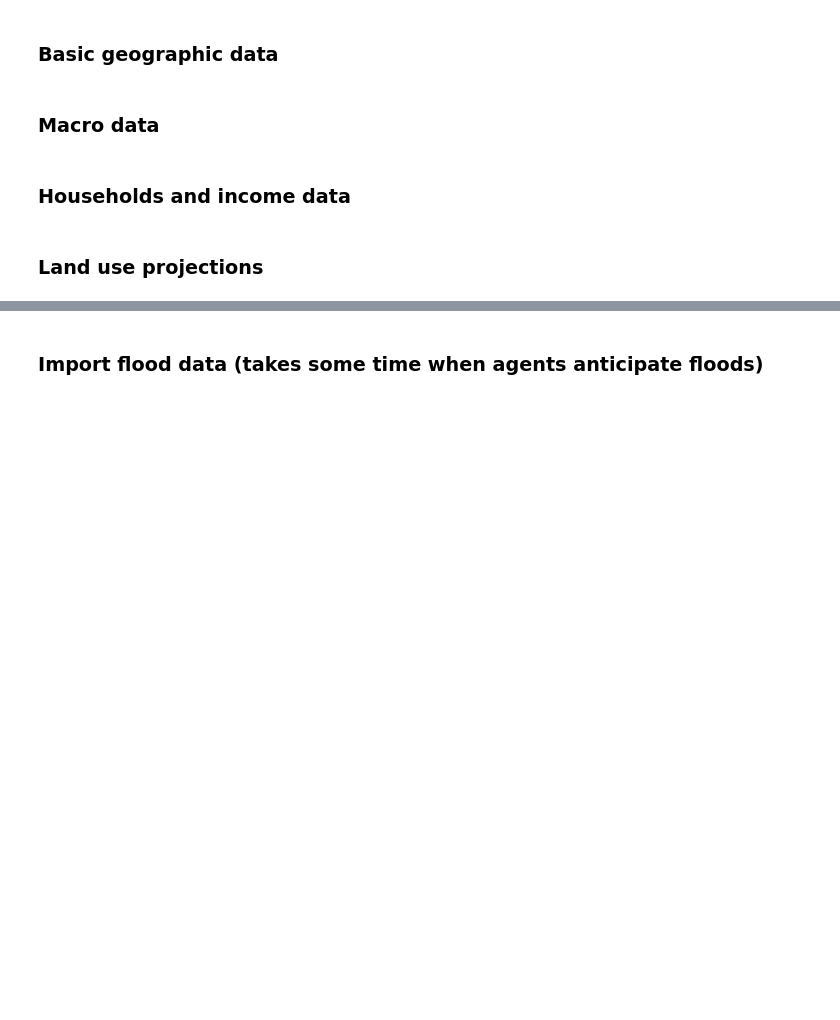
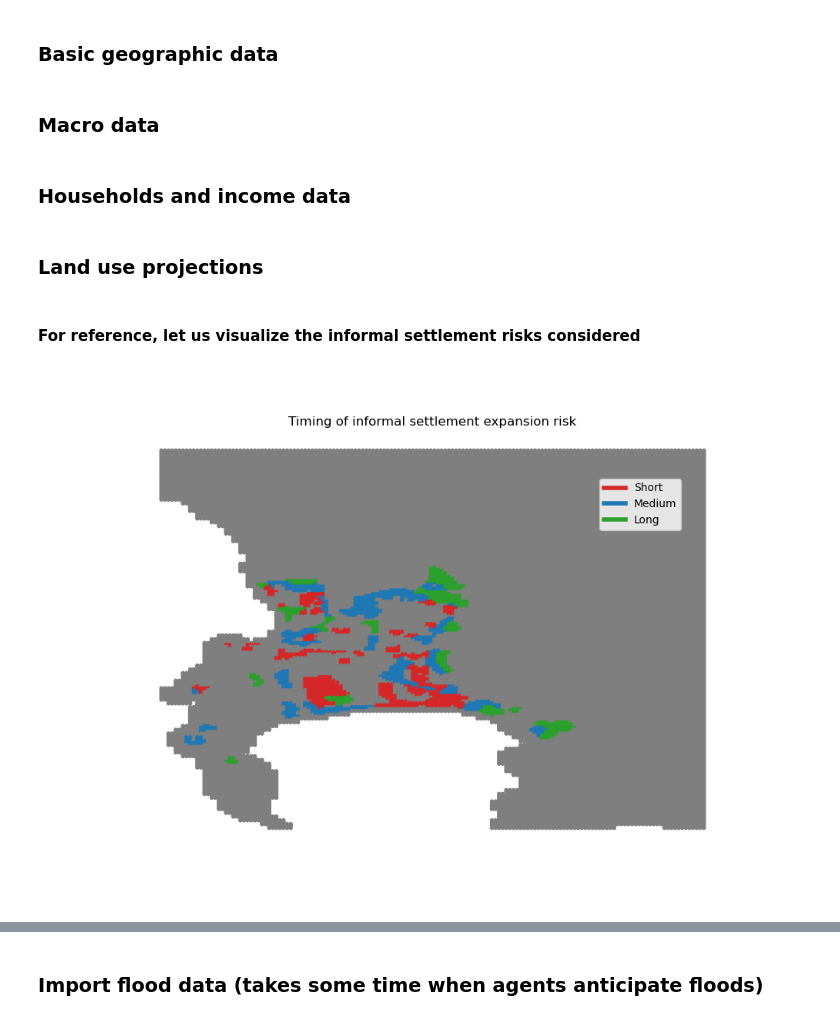
Before and after one commit to kristoffPotgieter/cape_town_NEDUM_Python, a Jupyter notebook: docs/doctrees/nbsphinx/main_nb.ipynb, the cells around one changed output, grey strips where cells are left out. Saved outputs shown, nothing was run; the diff lists cells and outputs as text; code cells hidden in the pictures; blank space fills up the shorter version.

```diff
--- a/docs/doctrees/nbsphinx/main_nb.ipynb
+++ b/docs/doctrees/nbsphinx/main_nb.ipynb
@@ -27,3 +39,5 @@ path_precalc_transp = path_folder + 'precalculated_transport/'
 path_scenarios = path_data + 'Scenarios/'
 path_outputs = path_code + '/Output/'
 path_floods = path_folder + "FATHOM/"
+path_input_plots = path_outputs + '/input_plots/'
+path_input_tables = path_outputs + '/input_tables/'
@@ -170,0 +212,61 @@ housing_limit = inpdt.import_housing_limit(grid, param)
+# %% [markdown]
+#### For reference, let us visualize the informal settlement risks considered
+# %%
+# First for timing
+informal_risks_short = pd.read_csv(
+    path_folder + 'Land occupation/informal_settlements_risk_SHORT.csv',
+    sep=',')
+informal_risks_short = informal_risks_short.rename(
+    columns={"area": "area_short"})
+informal_risks_medium = pd.read_csv(
+    path_folder + 'Land occupation/informal_settlements_risk_MEDIUM.csv',
+    sep=',')
+informal_risks_medium = informal_risks_medium.rename(
+    columns={"area": "area_medium"})
+informal_risks_long = pd.read_csv(
+    path_folder + 'Land occupation/informal_settlements_risk_LONG.csv',
+    sep=',')
+informal_risks_long = informal_risks_long.rename(
+    columns={"area": "area_long"})
+
+informal_risks_timing = pd.concat(
+    [informal_risks_short["area_short"],
+     informal_risks_medium["area_medium"],
+     informal_risks_long["area_long"]],
+    axis=1)
+informal_risks_timing["sum"] = (
+    informal_risks_timing["area_short"]
+    + informal_risks_timing["area_medium"]
+    + informal_risks_timing["area_long"])
+informal_risks_timing["argmax"] = np.zeros(24014)
+informal_risks_timing["argmax"] = np.nan
+informal_risks_timing[
+    "argmax"][informal_risks_timing["sum"] > 0] = np.nanargmax(
+        informal_risks_timing[["area_short", "area_medium", "area_long"]], 1)
+informal_risks_timing["color"] = "tab:grey"
+informal_risks_timing.loc[
+    informal_risks_timing["argmax"] == 0, "color"] = "tab:red"
+informal_risks_timing.loc[
+    informal_risks_timing["argmax"] == 1, "color"] = "tab:blue"
+informal_risks_timing.loc[
+    informal_risks_timing["argmax"] == 2, "color"] = "tab:green"
+
+plt.figure(figsize=(10, 7))
+Map = plt.scatter(grid.x, grid.y, s=None,
+                  c=informal_risks_timing["color"],
+                  marker='.')
+custom_lines = [Line2D([0], [0], color="tab:red", lw=4),
+                Line2D([0], [0], color="tab:blue", lw=4),
+                Line2D([0], [0], color="tab:green", lw=4)]
+plt.legend(custom_lines, ['Short', 'Medium', 'Long'],
+           loc='upper right', bbox_to_anchor=(0.925, 0.9))
+plt.axis('off')
+plt.title("Timing of informal settlement expansion risk")
+plt.savefig(path_input_plots + "informal_settlement_risk_timing")
+plt.close()
+informal_risks_timing.to_csv(path_input_tables
+                             + 'informal_settlement_risk_timing.csv')
+
+Image(path_input_plots + "informal_settlement_risk_timing.png")
+# %% [output]
+[figure, added]
```
Also changed, not shown: parts of 96 cells of this notebook, 38 other files.
